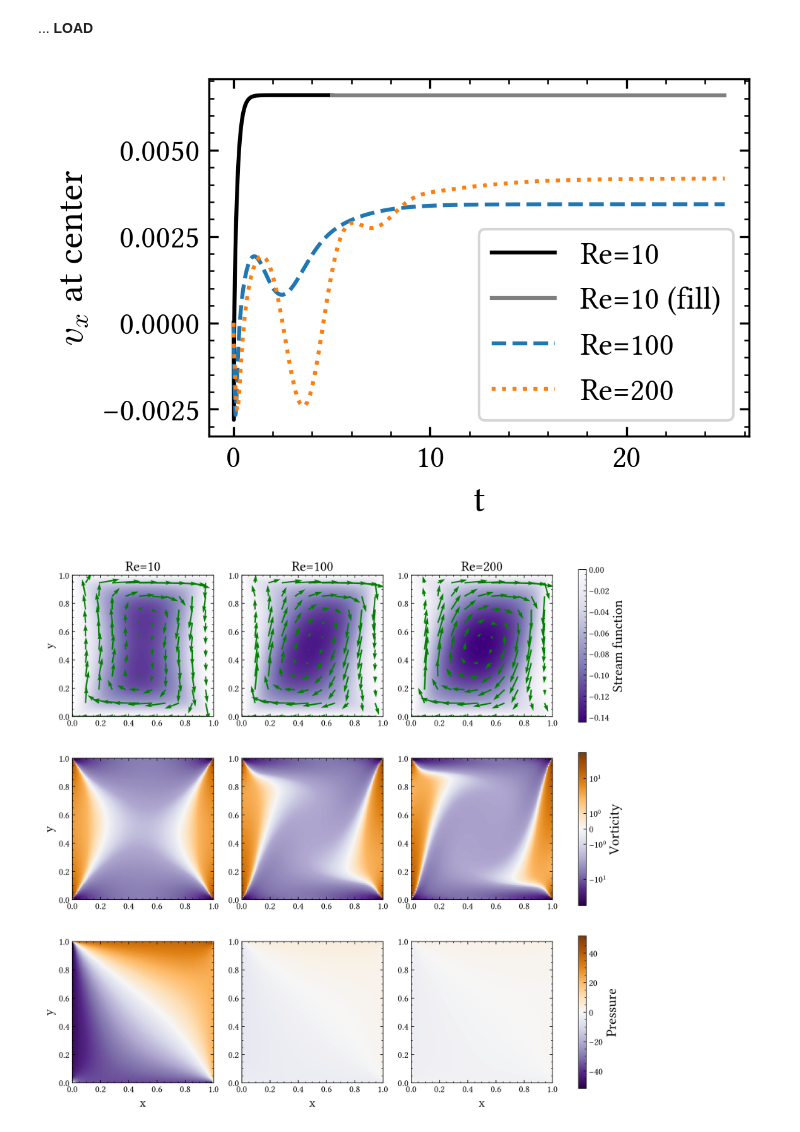
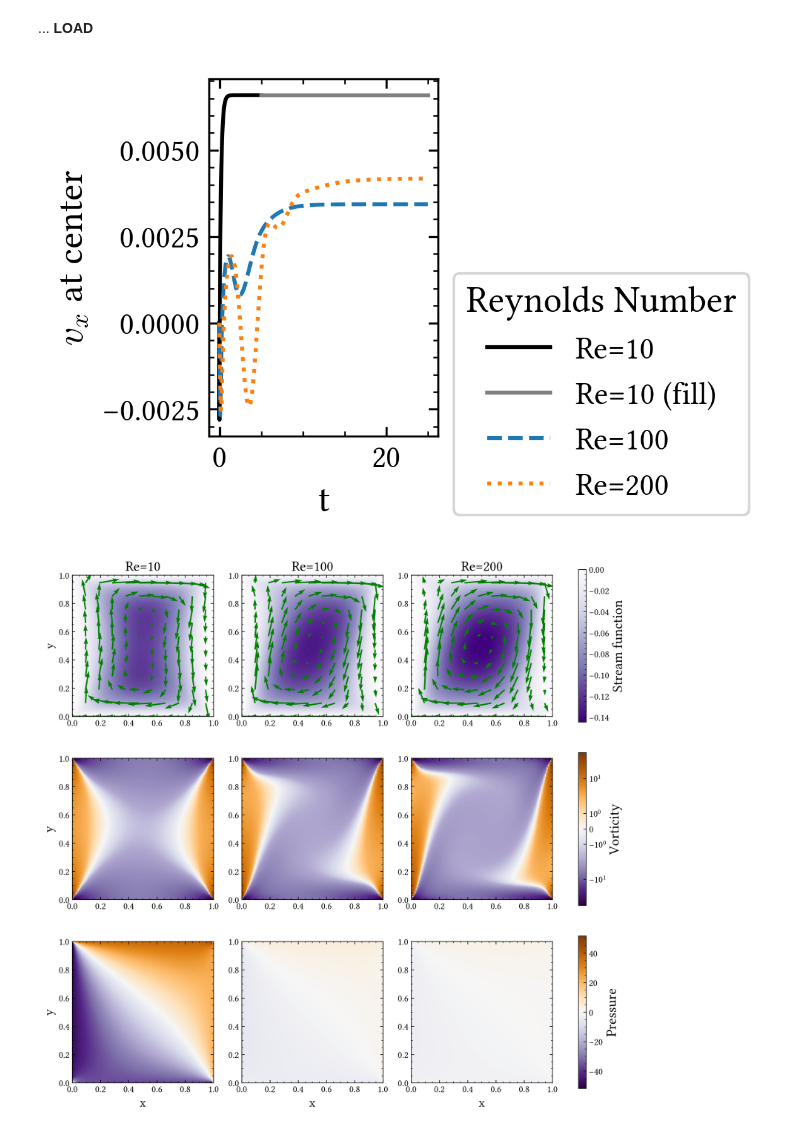
Before and after one commit to Fubinii/FD_fluid_dynamics, a Jupyter notebook: FD_fluid_dynamics.ipynb, the cells around one changed output. Saved outputs shown, nothing was run; the diff lists cells and outputs as text; code cells hidden in the pictures.

```diff
--- a/FD_fluid_dynamics.ipynb
+++ b/FD_fluid_dynamics.ipynb
@@ -861,29 +861,29 @@ _, dt_200, nt_200 = ldc_bwn_200['params']
 # %%
 t_10 = np.arange(nt_10)*dt_10
 t_100 = np.arange(nt_100)*dt_100
 t_200 = np.arange(nt_200)*dt_200
 
 fill_value = np.average(vxc_bwn_10[-1]) # fill up the array for Re = 10. This is based on previous run with lower grid size
 t_fill = np.linspace(t_10[-1],t_100[-1],100)
 v10_fill = np.full(t_fill.shape, fill_value)
 
 fig, ax = plt.subplots(figsize=fsize_small)
 if print_titles: fig.suptitle(r"Central $v_x$ with Negative Moving Floor")
 
 ax.plot(t_10[1:], vxc_bwn_10[1:], label='Re=10')
 ax.plot(t_fill, v10_fill, label='Re=10 (fill)', color='gray')
 ax.plot(t_100[1:], vxc_bwn_100[1:], label='Re=100', linestyle='--')
 ax.plot(t_200[1:], vxc_bwn_200[1:], label='Re=200', linestyle=':')
 
 ax.set_xlabel(r"t")
 ax.set_ylabel(r"$v_x$ at center")
-ax.legend()
+ax.legend(loc='upper left', bbox_to_anchor=(1, 0.5), title="Reynolds Number")
 
 plt.tight_layout()
 plt.savefig('figures/vxc_bwn.pdf')
 plt.show()
 # %% [output]
-[figure, old version]
+[figure, new version]
 # %%
 # To get a shared color scale, we need to find the min/max values for each row
 u_vals = np.concatenate((u_bwn_10.ravel(), u_bwn_100.ravel(), u_bwn_200.ravel())) # np.ravel makes an array 1D
```
Also changed, not shown: parts of 2 cells of this notebook, 7 other files.
